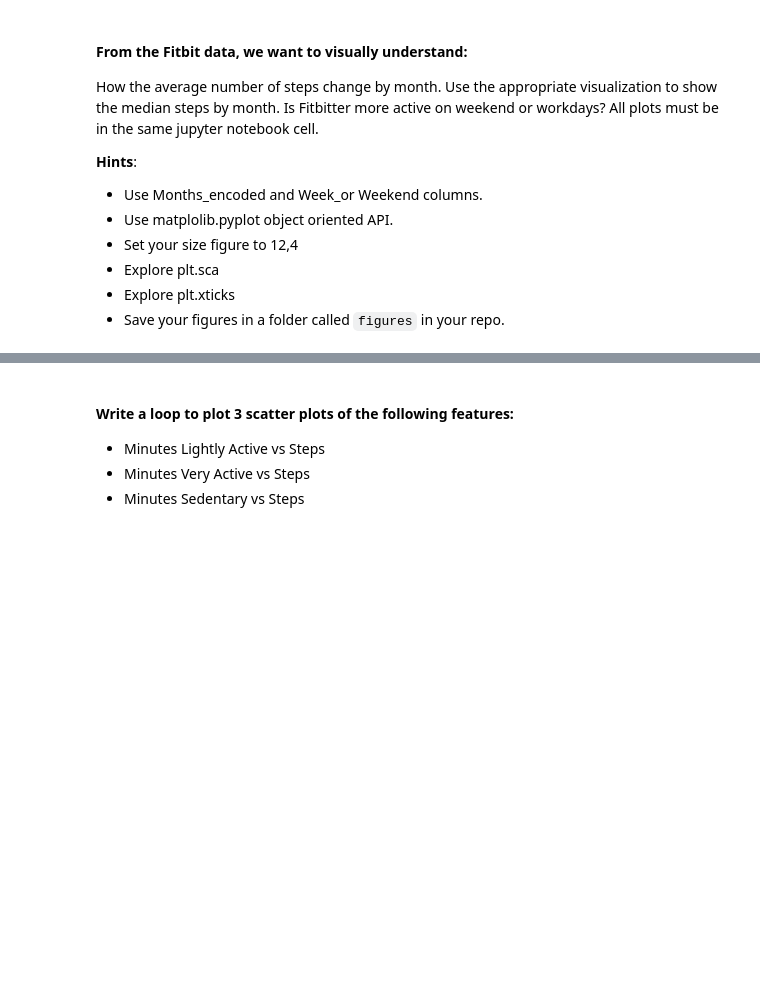
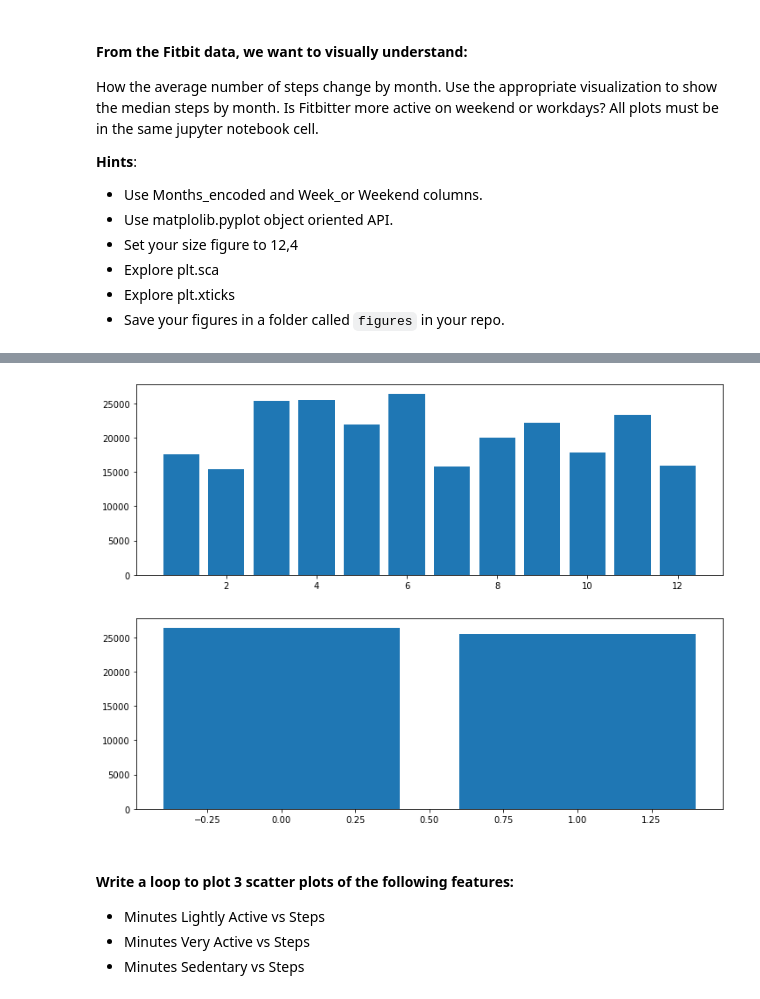
Before and after one commit to TitoGerva/dataptmad1121_labs, a Jupyter notebook: module-2/matplotlib-seaborn/your-code/[matplotlib-seaborn] Gervasio Feliciosi.ipynb, the cells around one changed output, grey strips where cells are left out. Saved outputs shown, nothing was run; the diff lists cells and outputs as text; code cells hidden in the pictures; blank space fills up the shorter version.

```diff
--- a/module-2/matplotlib-seaborn/your-code/[matplotlib-seaborn] Gervasio Feliciosi.ipynb
+++ b/module-2/matplotlib-seaborn/your-code/[matplotlib-seaborn] Gervasio Feliciosi.ipynb
@@ -150,14 +153,18 @@ How the average number of steps change by month. Use the appropriate visualizati
 # %%
 # MEDIAN STEPS BY MONTH_ENCODED
 # your code here
-import datetime as dt
-fitbit['Date'] = pd.to_datetime(fitbit['Date'], dayfirst=True)
-#fitbit['Median_Steps'] = fitbit.groupby('Steps')['Date'].median()
-chart_fitbit_query = fitbit.loc[:,['Date','Steps']]
-#chart_fitbit_query['Month']= chart_fitbit_query['Date']dt.strftime('%M')
-#chart_fitbit_query['Year']= chart_fitbit_query['Date']dt.strftime('%Y')
-chart_fitbit_query
+#import datetime as dt
+#fitbit['Date'] = pd.to_datetime(fitbit['Date'], dayfirst=True)
+#fitbit['Month'] = fitbit['Date'].dt.month
+#fitbit['Year'] = fitbit['Date'].dt.year
+#month_encoded= fitbit.pivot_table(index=['Month'], values=['Steps'], aggfunc='median', sort=False)
+#month_encoded_2 = month_encoded.sort_values(by=['Month'])
+
+fig, ax = plt.subplots(ncols=1, nrows=1, figsize=(12,4))
+ax.bar(fitbit['Month'], fitbit['Steps'])
 
 # MEDIAN STEPS BY WORK_OR_WEEKEND
 # your code here
+fig, ax = plt.subplots(ncols=1, nrows=1, figsize=(12,4))
+ax.bar(fitbit['Work_or_Weekend'], fitbit['Steps'])
 # %% [output]
@@ -165,3 +172,5 @@ SyntaxError: invalid syntax (Temp/ipykernel_10636/447734472.py, line 7)
+[figure, added]
+[figure, added]
 # %% [markdown]
 #### Write a loop to plot 3 scatter plots of the following features:
 
```
Also changed, not shown: parts of 27 cells of this notebook, 1 other file.
